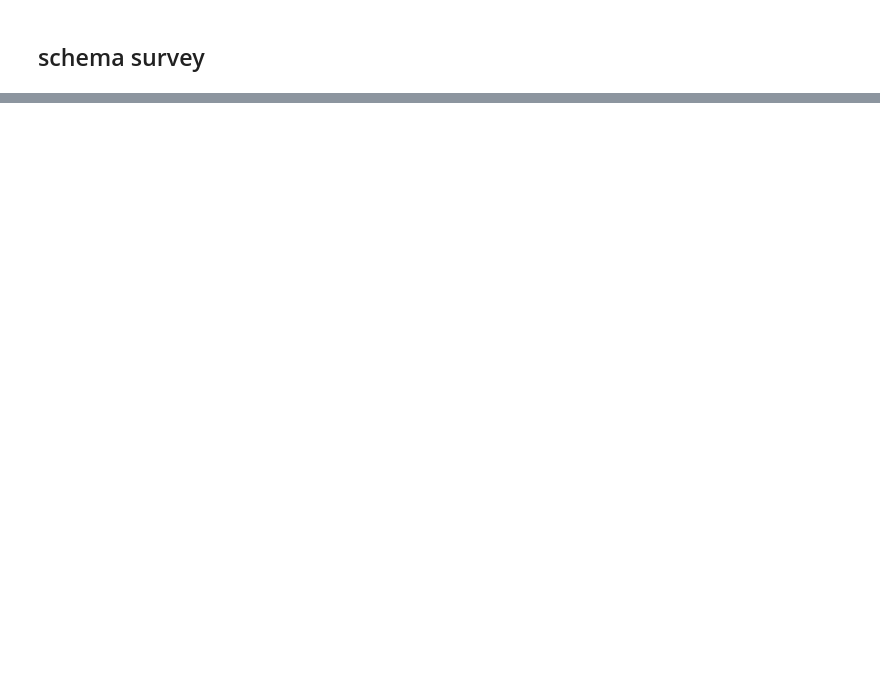
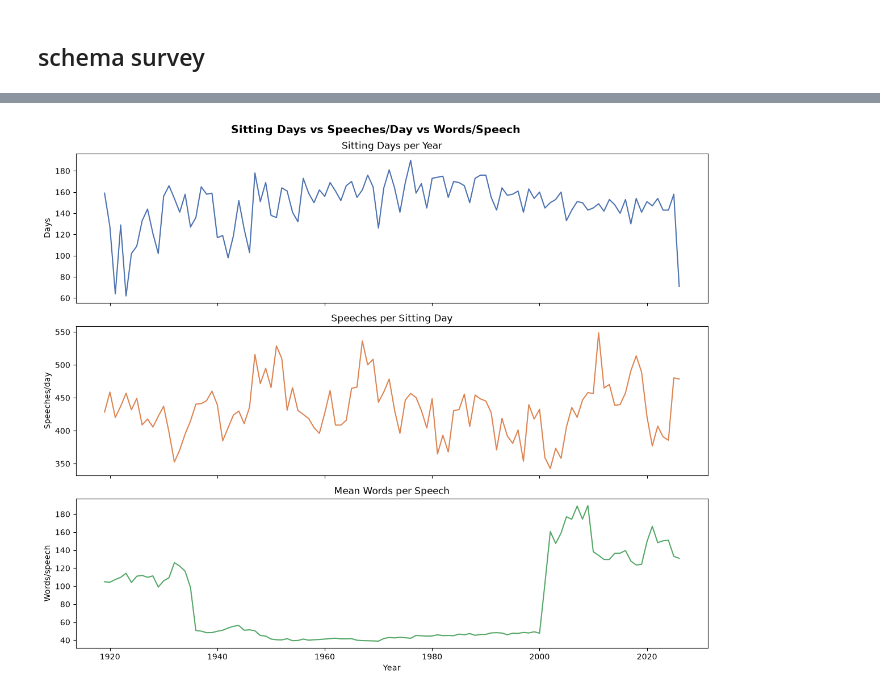
Before and after one commit to toby45nw/hansard-analysis, a Jupyter notebook: hansard_data.ipynb, the cells around one changed output, grey strips where cells are left out. Drawn from its saved outputs; the diff is of its cells as text; code cells hidden in the pictures; blank space fills up the shorter version.

```diff
--- a/hansard_data.ipynb
+++ b/hansard_data.ipynb
@@ -156,0 +535,21 @@ No gaps — every year has at least one file
+# %%
+# Speeches per sitting day, by year — using file_records from the full parse
+
+sitting_day_stats = defaultdict(lambda: {"days": set(), "total_speeches": 0, "total_words": 0})
+
+for r in file_records:
+    year = r["year"]
+    sitting_day_stats[year]["days"].add(r["date"])
+    sitting_day_stats[year]["total_speeches"] += r["n_speeches"]
+    sitting_day_stats[year]["total_words"]    += r["total_words"]
+
+years_sd = sorted(sitting_day_stats)
+n_sitting_days     = [len(sitting_day_stats[y]["days"]) for y in years_sd]
+speeches_per_day    = [sitting_day_stats[y]["total_speeches"] / len(sitting_day_stats[y]["days"]) for y in years_sd]
+words_per_day        = [sitting_day_stats[y]["total_words"]    / len(sitting_day_stats[y]["days"]) for y in years_sd]
+words_per_speech_day = [w / s if s else 0 for w, s in zip(words_per_day, speeches_per_day)]
+
+print(f"{'Year':<6}{'SittingDays':>12}{'Speeches/Day':>14}{'Words/Day':>12}{'Words/Speech':>14}")
+for y in years_sd[::5]:  # print every 5th year to keep it readable
+    i = years_sd.index(y)
+    print(f"{y:<6}{n_sitting_days[i]:>12}{speeches_per_day[i]:>14.1f}{words_per_day[i]:>12.0f}{words_per_speech_day[i]:>14.1f}")
@@ -156,0 +574,23 @@ No gaps — every year has at least one file
+# %%
+# Plot the three series together
+fig, axes = plt.subplots(3, 1, figsize=(12, 10), sharex=True)
+fig.suptitle("Sitting Days vs Speeches/Day vs Words/Speech", fontsize=14, fontweight="bold")
+
+axes[0].plot(years_sd, n_sitting_days, color="#4C72B0")
+axes[0].set_title("Sitting Days per Year")
+axes[0].set_ylabel("Days")
+
+axes[1].plot(years_sd, speeches_per_day, color="#DD8452")
+axes[1].set_title("Speeches per Sitting Day")
+axes[1].set_ylabel("Speeches/day")
+
+axes[2].plot(years_sd, words_per_speech_day, color="#55A868")
+axes[2].set_title("Mean Words per Speech")
+axes[2].set_ylabel("Words/speech")
+axes[2].set_xlabel("Year")
+
+plt.tight_layout()
+plt.savefig("sitting_day_analysis.png", dpi=150, bbox_inches="tight")
+plt.show()
+# %% [output]
+[figure, added]
```
Also changed, not shown: parts of 15 cells of this notebook, 4 other files.
